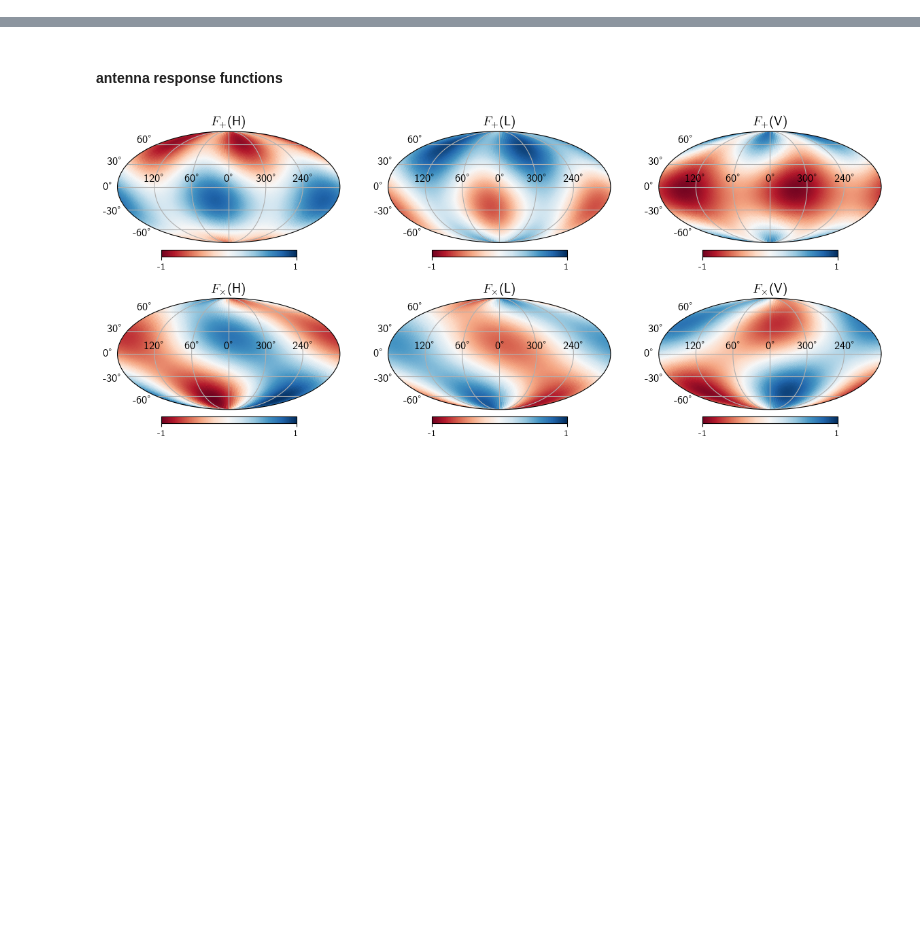
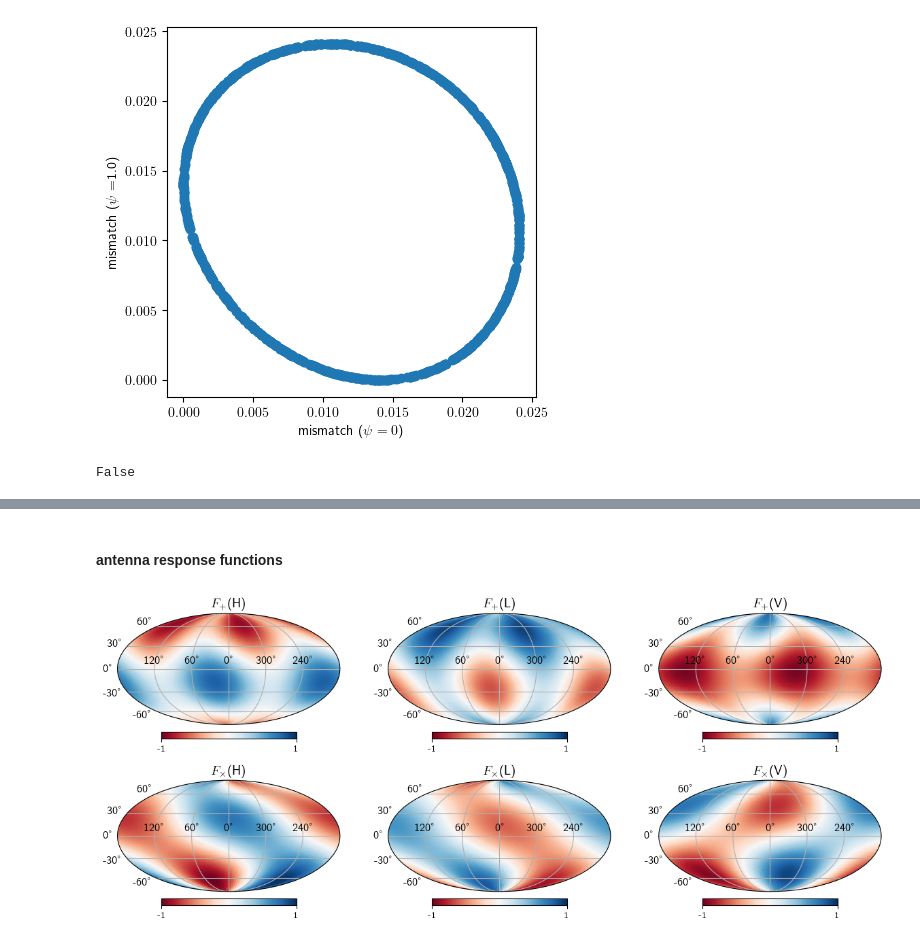
Before and after one commit to abbyw24/gw-parameter-estimation, a Jupyter notebook: notebooks/expected_mismatch.ipynb, the cells around one changed output, grey strips where cells are left out. Saved outputs shown, nothing was run; the diff lists cells and outputs as text; code cells hidden in the pictures; blank space fills up the shorter version.

```diff
--- a/notebooks/expected_mismatch.ipynb
+++ b/notebooks/expected_mismatch.ipynb
@@ -31,0 +88,21 @@ with $\mu\equiv\cos\iota$, $\varepsilon\equiv(1+\mu^2)/2$, and $H^{(d)}\equiv S_
+# %%
+# what if we do the same thing but in RA and Dec ? rather than lon and lat relative to the detector?
+tgps = 0.
+fplus0, fcross0 = np.array([
+    gw_utils.fplus_fcross('H', lon_, dec_, 0., tgps).T for (lon_, dec_) in zip(lon, dec)
+]).T
+fplus1, fcross1 = np.array([
+    gw_utils.fplus_fcross('H', lon_, dec_, psi, tgps).T for (lon_, dec_) in zip(lon, dec)
+]).T
+# calculate the mismatch
+z0 = formula(fplus0, fcross0, mu)
+z1 = formula(fplus1, fcross1, mu)
+# %%
+# plot
+plt.figure()
+plt.scatter(z0, z1)
+plt.xlabel(r'mismatch ($\psi = 0$)')
+plt.ylabel(r'mismatch ($\psi = $'f'{psi})')
+plt.gca().set_aspect('equal')
+# %% [output]
+[figure, added]
@@ -31,0 +129,5 @@ with $\mu\equiv\cos\iota$, $\varepsilon\equiv(1+\mu^2)/2$, and $H^{(d)}\equiv S_
+# %%
+# are these the same?
+np.allclose(mismatch0, mismatch1)
+# %% [output]
+False
```
Also changed, not shown: parts of 22 cells of this notebook, 6 other files.
